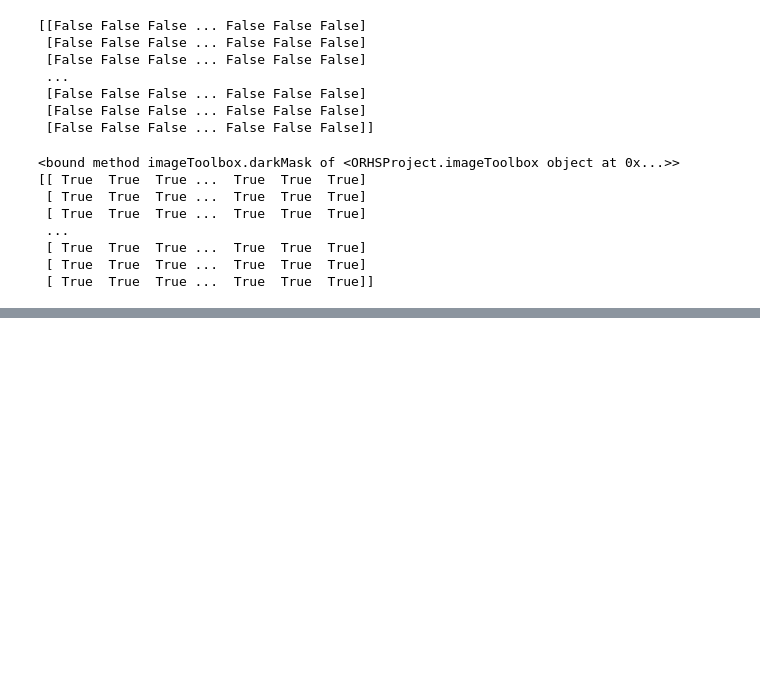
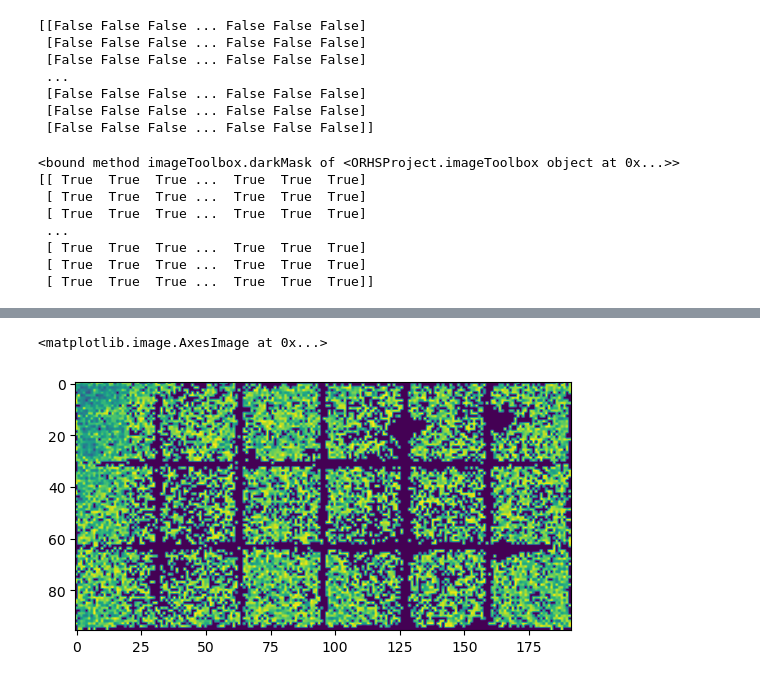
Before and after one commit to lintojes000/ORHSProject-Shared, a Jupyter notebook: testclass.ipynb, the cells around one changed output, grey strips where cells are left out. Cells and saved outputs as stored; diff of their text form; code cells hidden in the pictures; blank space fills up the shorter version.

```diff
--- a/testclass.ipynb
+++ b/testclass.ipynb
@@ -15,6 +19,8 @@ LoadNexusProcessed-[Notice] LoadNexusProcessed successful, Duration 4.13 seconds
 # %%
 slice1 = proj.imageToolbox('neutronData', 1.22, 1.27)
+slice1.applymask()
 #slice1.imageFactory
+slice1.image = slice1.maskedimage
 plt.imshow(slice1.image, vmax= .02)
 # %% [output]
 Rebin-[Notice] Rebin started
@@ -50,3 +74,8 @@ slice1.darkMask()
+# %%
+plt.imshow(slice1.maskedimage)
+# %% [output]
+<matplotlib.image.AxesImage at 0x...>
+[figure, added]
 # %%
 imbox = proj.imageToolbox
 slice2 = proj.imageToolbox('neutronData', 1, 2.5)
```
Also changed, not shown: parts of 7 cells of this notebook, 1 other file.
